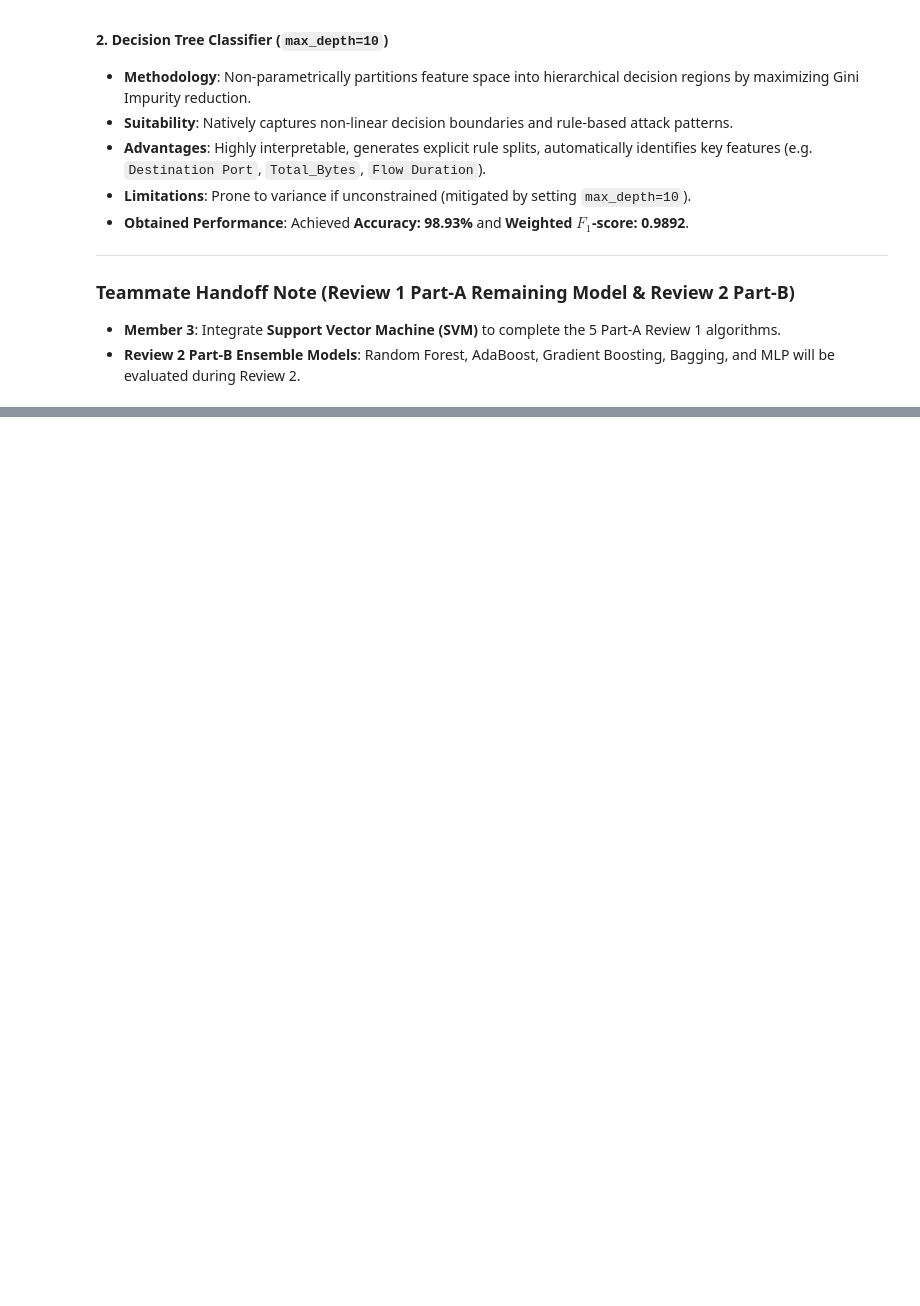
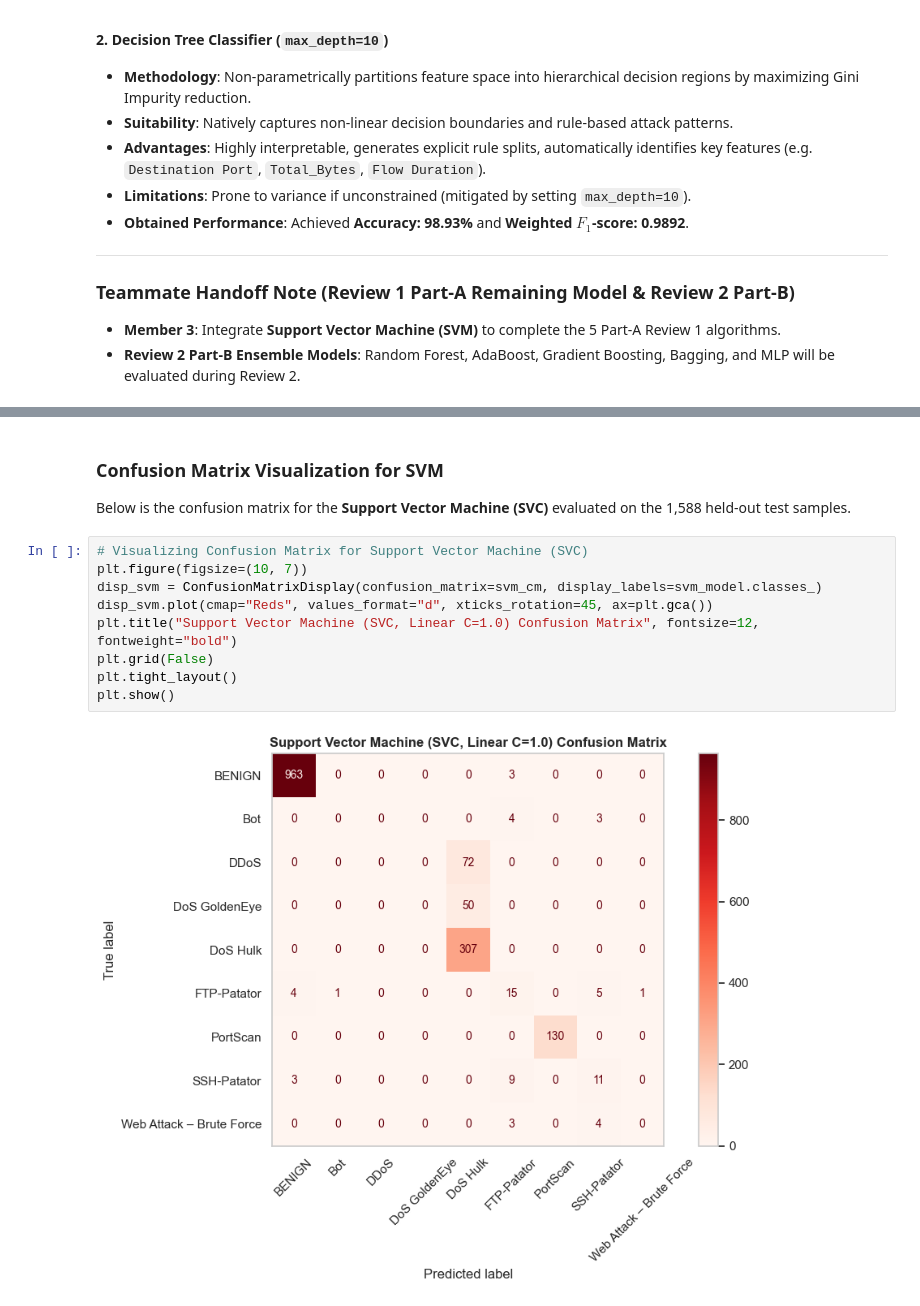
Before and after one commit to ysujith728/NetGuard-QoS-IDS, a Jupyter notebook: notebooks/classification.ipynb, the cells around one changed output, grey strips where cells are left out. Cells and saved outputs as stored; diff of their text form; blank space fills up the shorter version.

Commit message:
feat(classification): implement Member 3 Review 1 Part A algorithm (Support Vector Machine / SVC), confusion matrix, and consolidated 5-model comparison

```diff
--- a/notebooks/classification.ipynb
+++ b/notebooks/classification.ipynb
@@ -704,0 +777,15 @@ part_a_df
+# %% [markdown]
+### Confusion Matrix Visualization for SVM
+
+Below is the confusion matrix for the **Support Vector Machine (SVC)** evaluated on the 1,588 held-out test samples.
+# %%
+# Visualizing Confusion Matrix for Support Vector Machine (SVC)
+plt.figure(figsize=(10, 7))
+disp_svm = ConfusionMatrixDisplay(confusion_matrix=svm_cm, display_labels=svm_model.classes_)
+disp_svm.plot(cmap="Reds", values_format="d", xticks_rotation=45, ax=plt.gca())
+plt.title("Support Vector Machine (SVC, Linear C=1.0) Confusion Matrix", fontsize=12, fontweight="bold")
+plt.grid(False)
+plt.tight_layout()
+plt.show()
+# %% [output]
+[figure, added]
```
Also changed, not shown: parts of 15 cells of this notebook.
